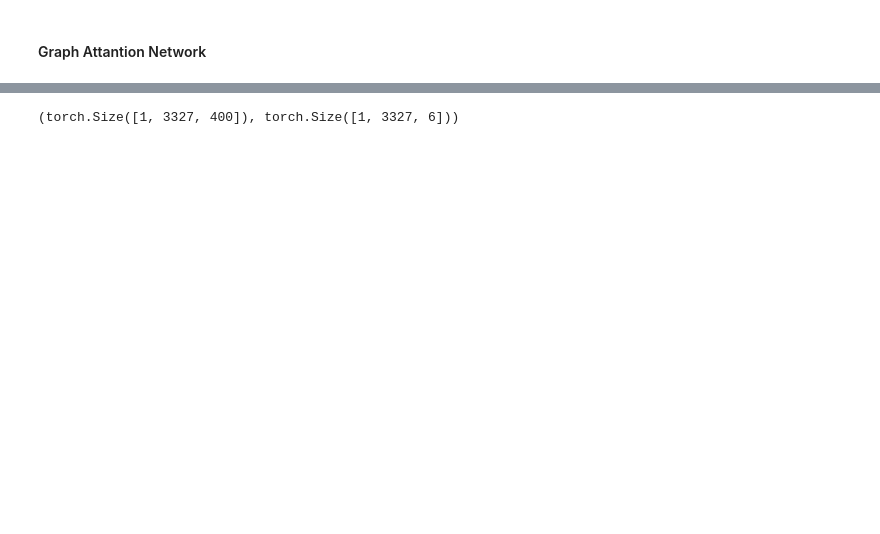
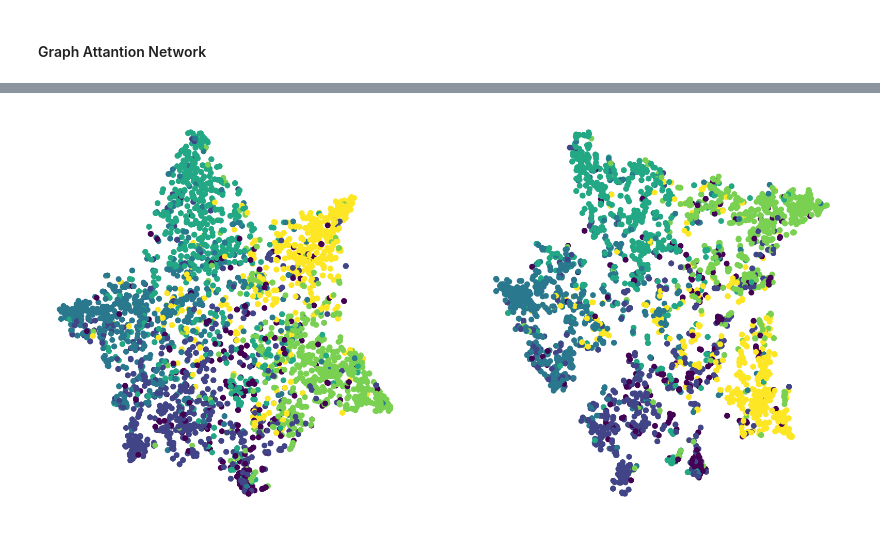
Before and after one commit to lukabarbakadze/Graphs, a Jupyter notebook: code.ipynb, the cells around one changed output, grey strips where cells are left out. Drawn from its saved outputs; the diff is of its cells as text; code cells hidden in the pictures; blank space fills up the shorter version.

```diff
--- a/code.ipynb
+++ b/code.ipynb
@@ -63,7 +66,7 @@ A = A.todense()
 I = np.eye(A.shape[0])
 A = A + I
 # %%
-X, y, A = data.x, data.y, torch.Tensor(A)
+X, y, A = torch.Tensor(data.x), torch.Tensor(data.y), torch.Tensor(A)
 # %%
 X.shape, y.shape, A.shape
 # %% [output]
@@ -93,7 +101,7 @@ optimizer = torch.optim.Adam(GCN.parameters(), lr=lr_rate)
 # %%
 for epoch in range(num_epochs):
     GCN.train()
-    preds = GCN(X, A)
+    _, preds = GCN(X, A)
     loss = loss_fn(preds[data.train_mask], data.y[data.train_mask])
     optimizer.zero_grad()
     loss.backward()
@@ -103,5 +111,5 @@ for epoch in range(num_epochs):
     val_loss = loss_fn(preds[data.val_mask], data.y[data.val_mask])
     val_acc = float((torch.argmax(F.softmax(preds[data.val_mask], dim=1), axis=1) == data.y[data.val_mask]).sum() / data.y[data.val_mask].shape[0])
 
-    print(f'Epoch: {epoch} | train loss: {loss.item()} | train accuracy: {acc} | val loss: {val_loss.item()} | val accuracy {val_acc}')
+    print(f'Epoch: {epoch+1} | train loss: {loss.item():.3f} | train accuracy: {acc:.3f} | val loss: {val_loss.item():.3f} | val accuracy {val_acc:.3f}')
 # %% [output]
@@ -256,7 +168,0 @@ class GANetwork(nn.Module):
-# %%
-GAN = GANetwork(in_features=in_features,
-                out_features=out_features,
-                n_classes=n_classes,
-                num_heads=num_heads,
-                alpha=alpha,
-                bias=bias)
@@ -265,4 +169,17 @@ emb, logits = GAN(X, A)
-# %%
-emb.shape, logits.shape
-# %% [output]
-(torch.Size([1, 3327, 400]), torch.Size([1, 3327, 6]))
+# %%
+(h1, _), (h2, _) = GCN(X.squeeze(axis=0), A.squeeze(axis=0)), GAN(X, A)
+
+tsne1 = TSNE(n_components=2, learning_rate='auto', init='pca').fit_transform(h1.squeeze(axis=0).detach())
+tsne2 = TSNE(n_components=2, learning_rate='auto', init='pca').fit_transform(h2.squeeze(axis=0).detach())
+# %%
+fig, ax = plt.subplots(1,2, figsize=(20, 10))
+# plt.figure(figsize=(20, 10), facecolor='lavender')
+plt.axis('off')
+
+ax[0].scatter(tsne1[:, 0], tsne1[:, 1], s=50, c=data.y)
+ax[0].axis('off')
+
+ax[1].scatter(tsne2[:, 0], tsne2[:, 1], s=50, c=data.y)
+ax[1].axis('off');
+# %% [output]
+[figure, added]
```
Also changed, not shown: parts of 9 cells of this notebook.
